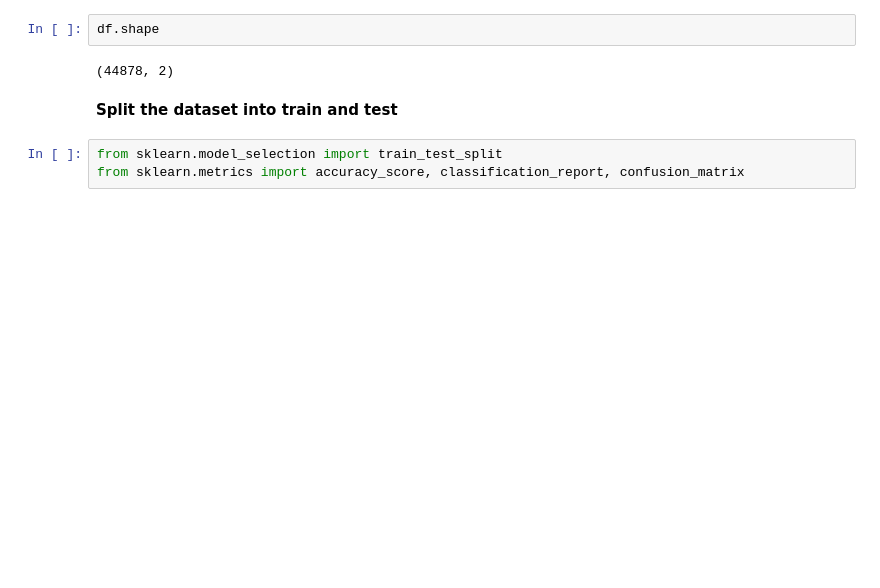
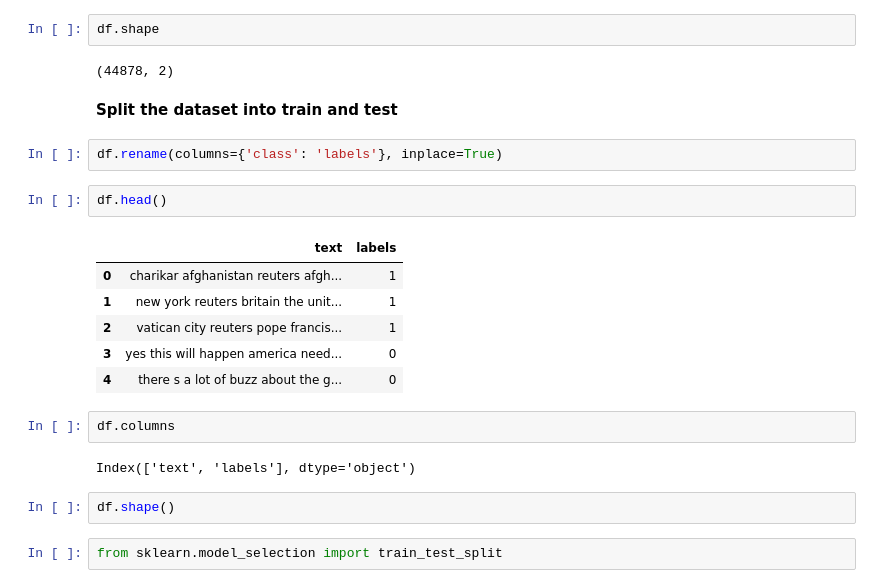
Before and after one commit to Aqila-Farahmand/fake_news_detection, a Jupyter notebook: data_processing.ipynb, the cells around one changed output. Cells and saved outputs as stored; diff of their text form; blank space fills up the shorter version.

```diff
--- a/data_processing.ipynb
+++ b/data_processing.ipynb
@@ -259,6 +264,22 @@ df.shape
 (44878, 2)
 # %% [markdown]
 **Split the dataset into train and test**
+# %%
+df.rename(columns={'class': 'labels'}, inplace=True)
+# %%
+df.head()
+# %% [output]
+|  | text | labels |
+| 0 | charikar afghanistan reuters afgh... | 1 |
+| 1 | new york reuters britain the unit... | 1 |
+| 2 | vatican city reuters pope francis... | 1 |
+| 3 | yes this will happen america need... | 0 |
+| 4 | there s a lot of buzz about the g... | 0 |
+# %%
+df.columns
+# %% [output]
+Index(['text', 'labels'], dtype='object')
+# %%
+df.shape()
 # %%
 from sklearn.model_selection import train_test_split
-from sklearn.metrics import accuracy_score, classification_report, confusion_matrix
```
Also changed, not shown: parts of 9 cells of this notebook.
